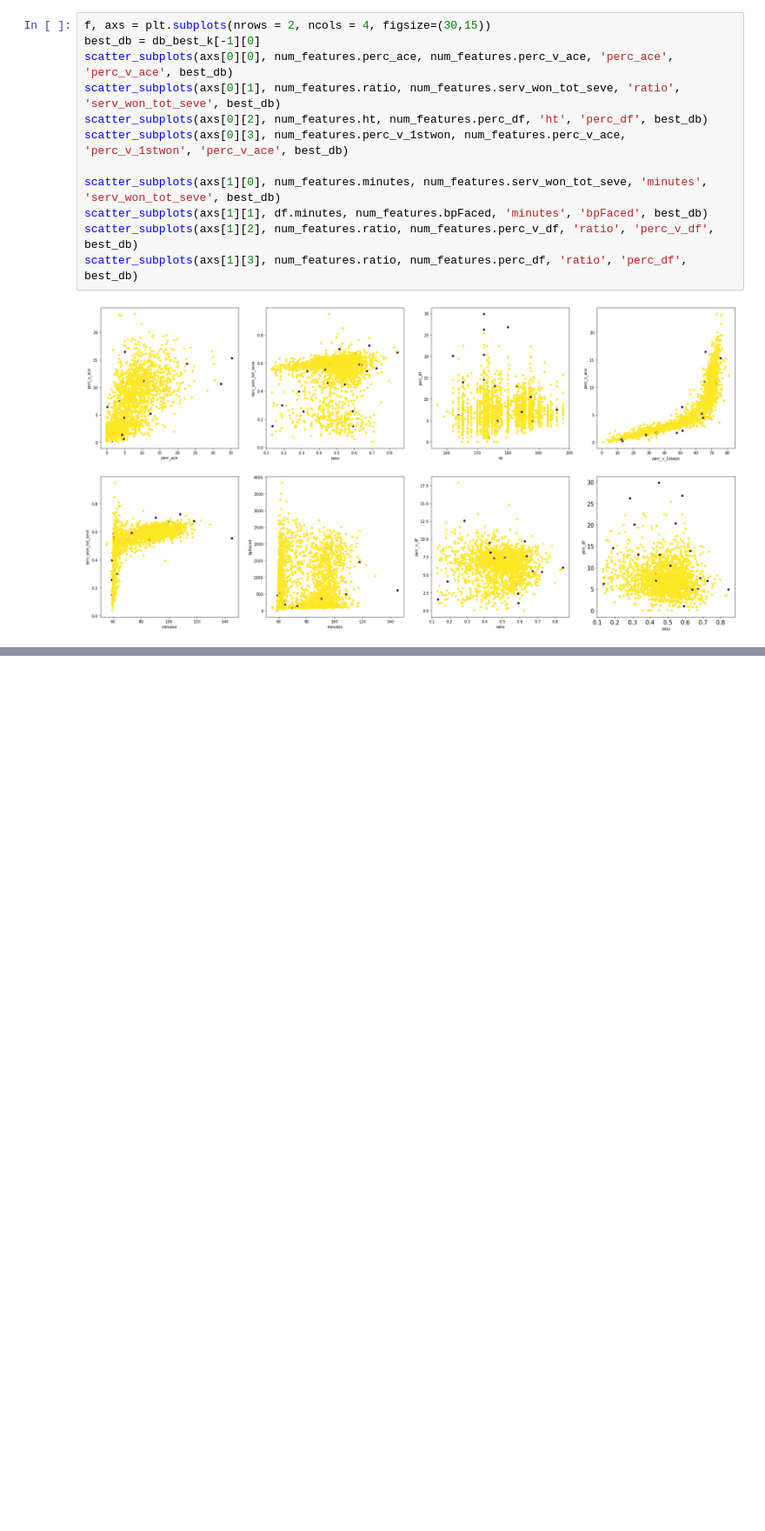
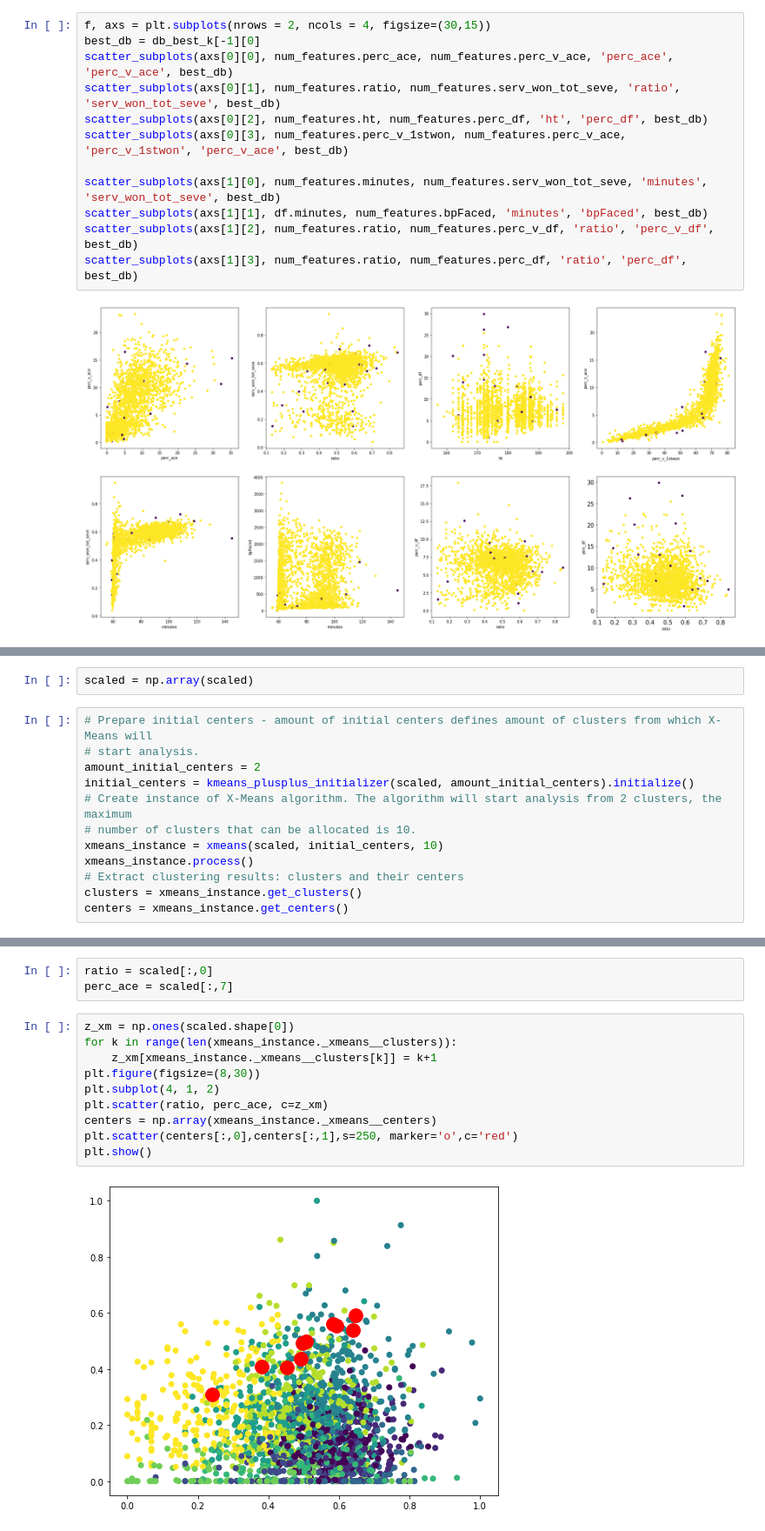
Before and after one commit to OrnelaDanushi/DM-project21, a Jupyter notebook: Task2/ density_based.ipynb, the cells around one changed output, grey strips where cells are left out. Shown at 87% size. Saved outputs shown, nothing was run; the diff lists cells and outputs as text; blank space fills up the shorter version.

Commit message:
x_means

```diff
--- a/Task2/ density_based.ipynb
+++ b/Task2/ density_based.ipynb
@@ -205,0 +230,14 @@ scatter_subplots(axs[1][3], num_features.ratio, num_features.perc_df, 'ratio', '
+# %%
+scaled = np.array(scaled)
+# %%
+# Prepare initial centers - amount of initial centers defines amount of clusters from which X-Means will
+# start analysis.
+amount_initial_centers = 2
+initial_centers = kmeans_plusplus_initializer(scaled, amount_initial_centers).initialize()
+# Create instance of X-Means algorithm. The algorithm will start analysis from 2 clusters, the maximum
+# number of clusters that can be allocated is 10.
+xmeans_instance = xmeans(scaled, initial_centers, 10)
+xmeans_instance.process()
+# Extract clustering results: clusters and their centers
+clusters = xmeans_instance.get_clusters()
+centers = xmeans_instance.get_centers()
@@ -205,0 +265,15 @@ scatter_subplots(axs[1][3], num_features.ratio, num_features.perc_df, 'ratio', '
+# %%
+ratio = scaled[:,0]
+perc_ace = scaled[:,7]
+# %%
+z_xm = np.ones(scaled.shape[0])
+for k in range(len(xmeans_instance._xmeans__clusters)):
+    z_xm[xmeans_instance._xmeans__clusters[k]] = k+1
+plt.figure(figsize=(8,30))
+plt.subplot(4, 1, 2)
+plt.scatter(ratio, perc_ace, c=z_xm)
+centers = np.array(xmeans_instance._xmeans__centers)
+plt.scatter(centers[:,0],centers[:,1],s=250, marker='o',c='red')
+plt.show()
+# %% [output]
+[figure, added]
```
Also changed, not shown: parts of 5 cells of this notebook.
